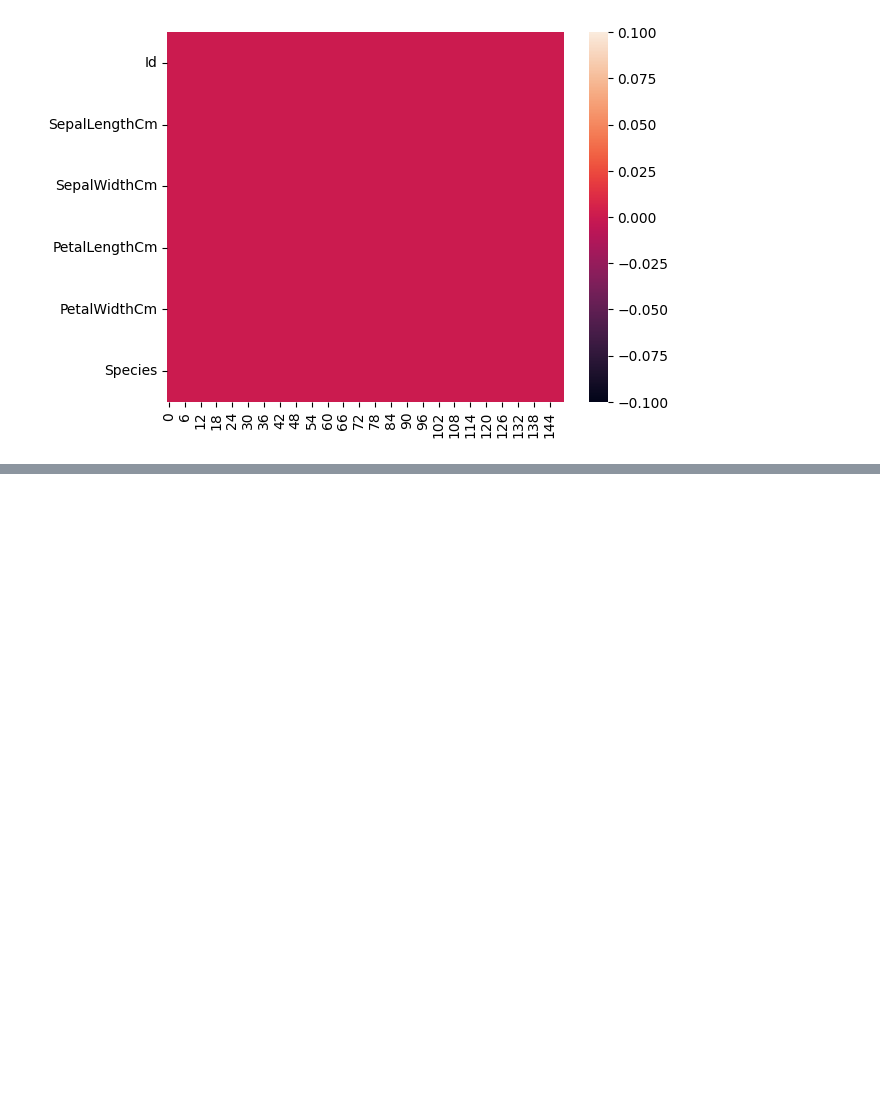
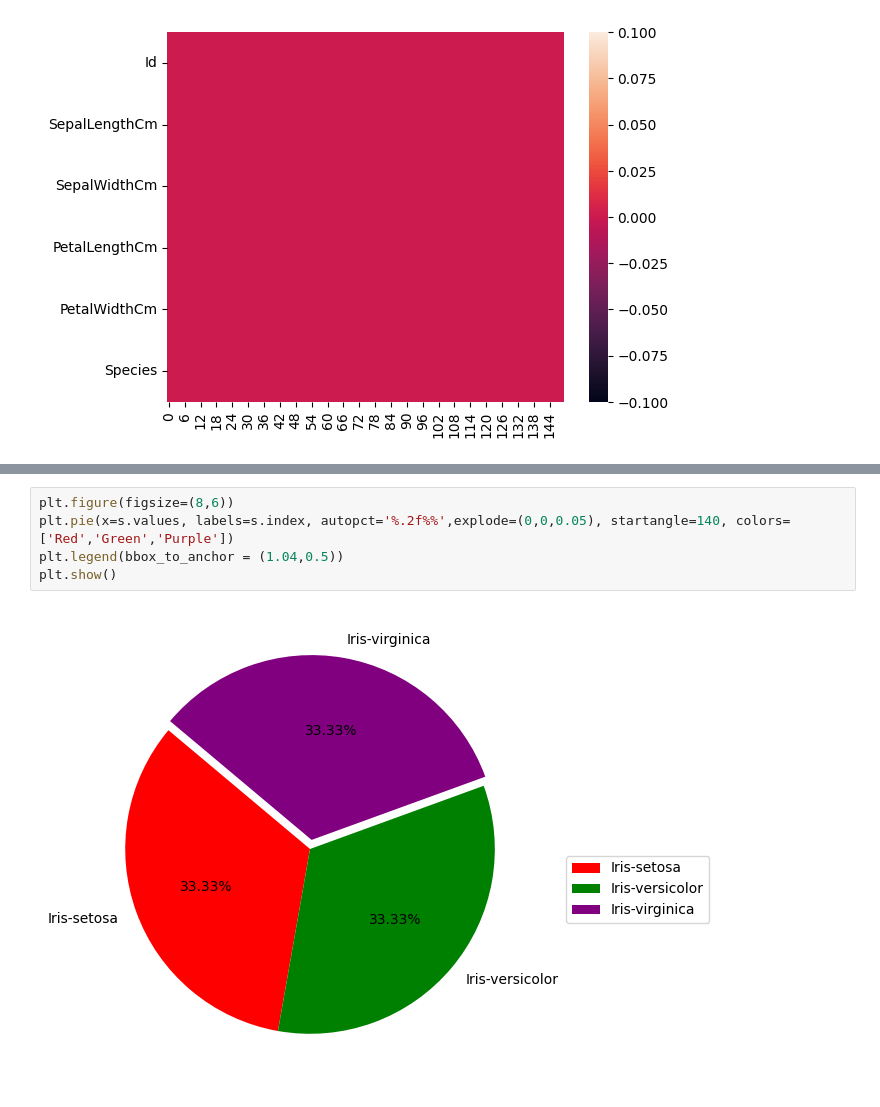
Before and after one commit to bhandariarun/365-365-days, a Jupyter notebook: April/Supervised.ipynb, the cells around one changed output, grey strips where cells are left out. Saved outputs shown, nothing was run; the diff lists cells and outputs as text; blank space fills up the shorter version.

```diff
--- a/April/Supervised.ipynb
+++ b/April/Supervised.ipynb
@@ -148,0 +171,7 @@ we seen there is not missing data in this dataset
+# %%
+plt.figure(figsize=(8,6))
+plt.pie(x=s.values, labels=s.index, autopct='%.2f%%',explode=(0,0,0.05), startangle=140, colors=['Red','Green','Purple'])
+plt.legend(bbox_to_anchor = (1.04,0.5))
+plt.show()
+# %% [output]
+[figure, added]
```
Also changed, not shown: parts of 19 cells of this notebook.
